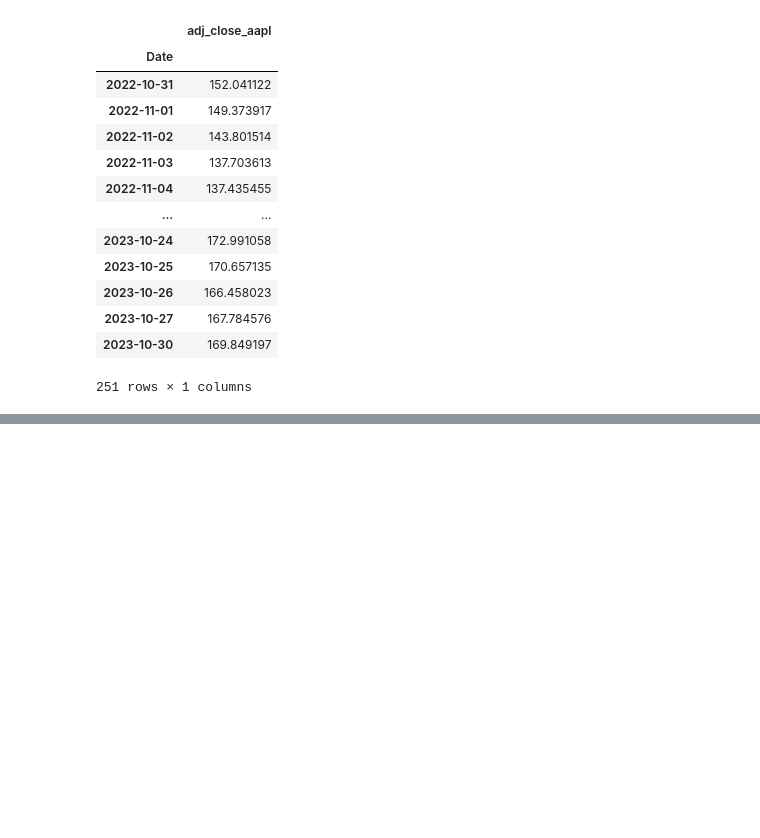
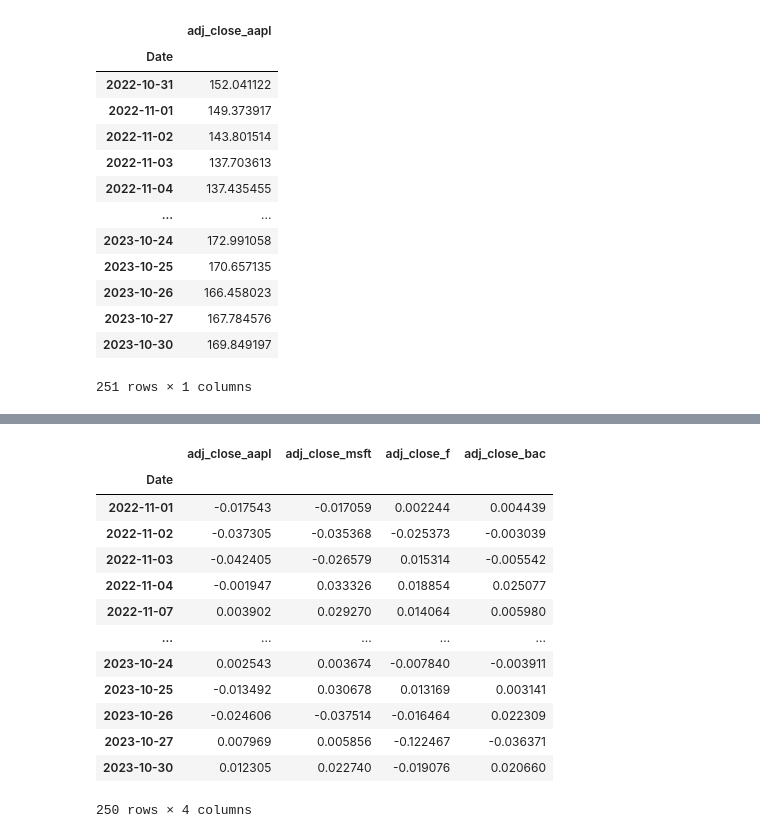
Before and after one commit to kilowiski/risk-analysis-mirror, a Jupyter notebook: var.ipynb, the cells around one changed output, grey strips where cells are left out. Drawn from its saved outputs; the diff is of its cells as text; code cells hidden in the pictures; blank space fills up the shorter version.

```diff
--- a/var.ipynb
+++ b/var.ipynb
@@ -119,5 +97,21 @@ msft_diff
 251 rows × 1 columns
 # %%
 # combine df?
-combined_diff = pd.concat([sofr_diff, aapl_diff, msft_diff, f_diff, bac_diff], axis=1)
-combined_diff.dropna(inplace=True)
+stock_return = pd.concat([aapl_diff, msft_diff, f_diff, bac_diff], axis=1)
+stock_return.dropna(inplace=True)
+stock_return
+# %% [output]
+|  | adj_close_aapl | adj_close_msft | adj_close_f | adj_close_bac |
+| Date |  |  |  |  |
+| 2022-11-01 | -0.017543 | -0.017059 | 0.002244 | 0.004439 |
+| 2022-11-02 | -0.037305 | -0.035368 | -0.025373 | -0.003039 |
+| 2022-11-03 | -0.042405 | -0.026579 | 0.015314 | -0.005542 |
+| 2022-11-04 | -0.001947 | 0.033326 | 0.018854 | 0.025077 |
+| 2022-11-07 | 0.003902 | 0.029270 | 0.014064 | 0.005980 |
+| ... | ... | ... | ... | ... |
+| 2023-10-24 | 0.002543 | 0.003674 | -0.007840 | -0.003911 |
+| 2023-10-25 | -0.013492 | 0.030678 | 0.013169 | 0.003141 |
+| 2023-10-26 | -0.024606 | -0.037514 | -0.016464 | 0.022309 |
+| 2023-10-27 | 0.007969 | 0.005856 | -0.122467 | -0.036371 |
+| 2023-10-30 | 0.012305 | 0.022740 | -0.019076 | 0.020660 |
+250 rows × 4 columns
```
Also changed, not shown: parts of 19 cells of this notebook.
